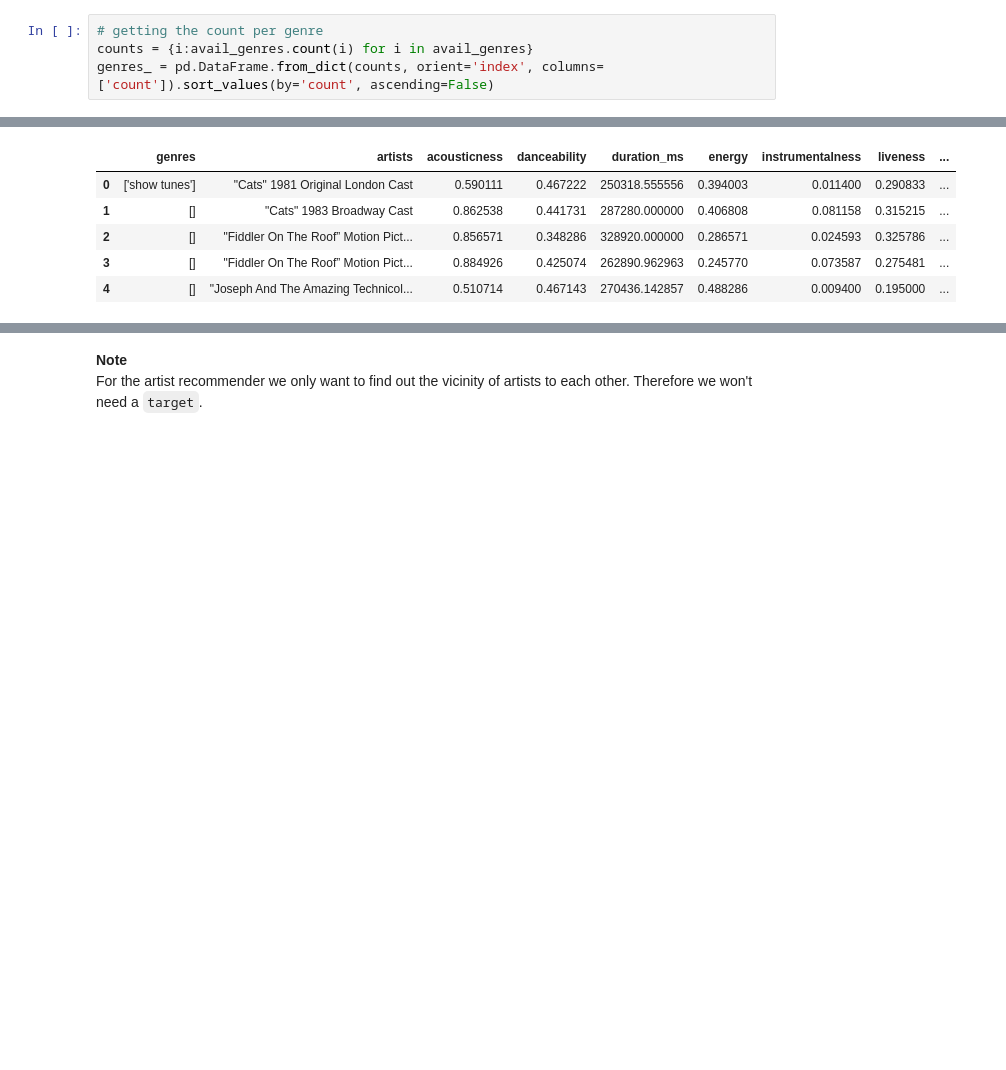
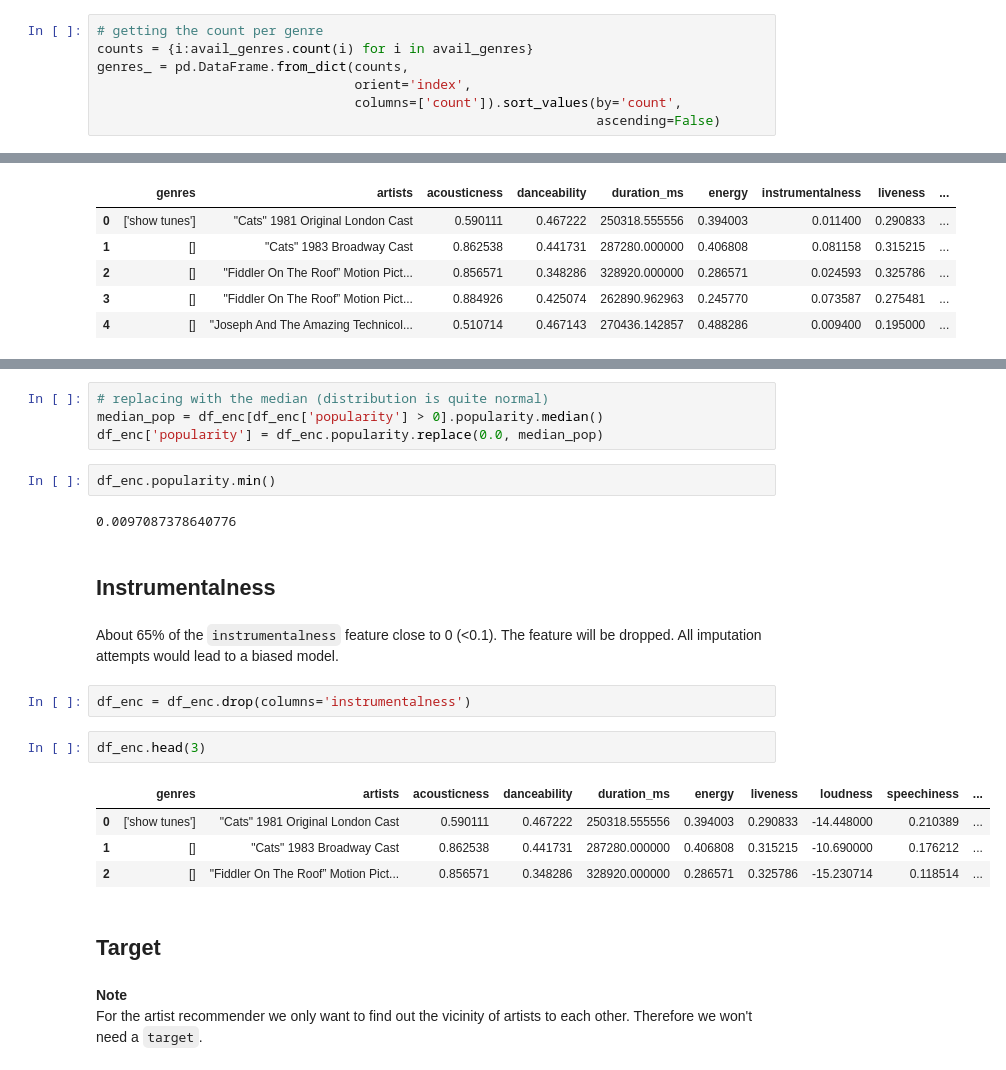
Before and after one commit to moritzgeiger/artist_recommender, a Jupyter notebook: notebooks/Artist_recommender.ipynb, the cells around one changed output, grey strips where cells are left out. Cells and saved outputs as stored; diff of their text form; blank space fills up the shorter version.

````diff
--- a/notebooks/Artist_recommender.ipynb
+++ b/notebooks/Artist_recommender.ipynb
@@ -172,7 +179,10 @@ for lst in genres.genres:
 # %%
 # getting the count per genre
 counts = {i:avail_genres.count(i) for i in avail_genres}
-genres_ = pd.DataFrame.from_dict(counts, orient='index', columns=['count']).sort_values(by='count', ascending=False)
+genres_ = pd.DataFrame.from_dict(counts,
+                                 orient='index',
+                                 columns=['count']).sort_values(by='count',
+                                                                ascending=False)
 # %%
 # plotting the 50 most important genres
 genres_.head(50).plot(kind='bar', figsize=(15,7))
@@ -239,3 +273,26 @@ df_enc.head(5)
+# %%
+# replacing with the median (distribution is quite normal)
+median_pop = df_enc[df_enc['popularity'] > 0].popularity.median()
+df_enc['popularity'] = df_enc.popularity.replace(0.0, median_pop)
+# %%
+df_enc.popularity.min()
+# %% [output]
+0.0097087378640776
+# %% [markdown]
+## Instrumentalness
+# %% [markdown]
+About 65% of the ```instrumentalness``` feature close to 0 (<0.1). The feature will be dropped. All imputation attempts would lead to a biased model.
+# %%
+df_enc = df_enc.drop(columns='instrumentalness')
+# %%
+df_enc.head(3)
+# %% [output]
+|  | genres | artists | acousticness | danceability | duration_ms | energy | liveness | loudness | speechiness | ... |
+| 0 | ['show tunes'] | "Cats" 1981 Original London Cast | 0.590111 | 0.467222 | 250318.555556 | 0.394003 | 0.290833 | -14.448000 | 0.210389 | ... |
+| 1 | [] | "Cats" 1983 Broadway Cast | 0.862538 | 0.441731 | 287280.000000 | 0.406808 | 0.315215 | -10.690000 | 0.176212 | ... |
+| 2 | [] | "Fiddler On The Roof” Motion Pict... | 0.856571 | 0.348286 | 328920.000000 | 0.286571 | 0.325786 | -15.230714 | 0.118514 | ... |
+# %% [markdown]
+## Target
 # %% [markdown]
 **Note**<br>
 For the artist recommender we only want to find out the vicinity of artists to each other. Therefore we won't need a ```target```.
````
Also changed, not shown: parts of 22 cells of this notebook, 3 other files.
